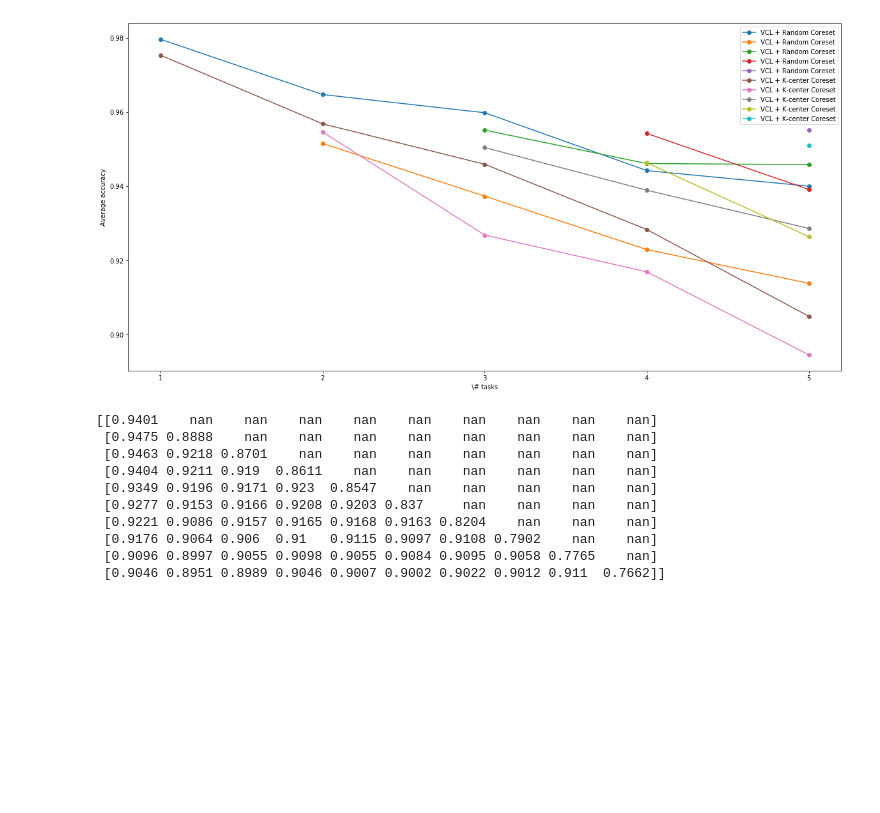
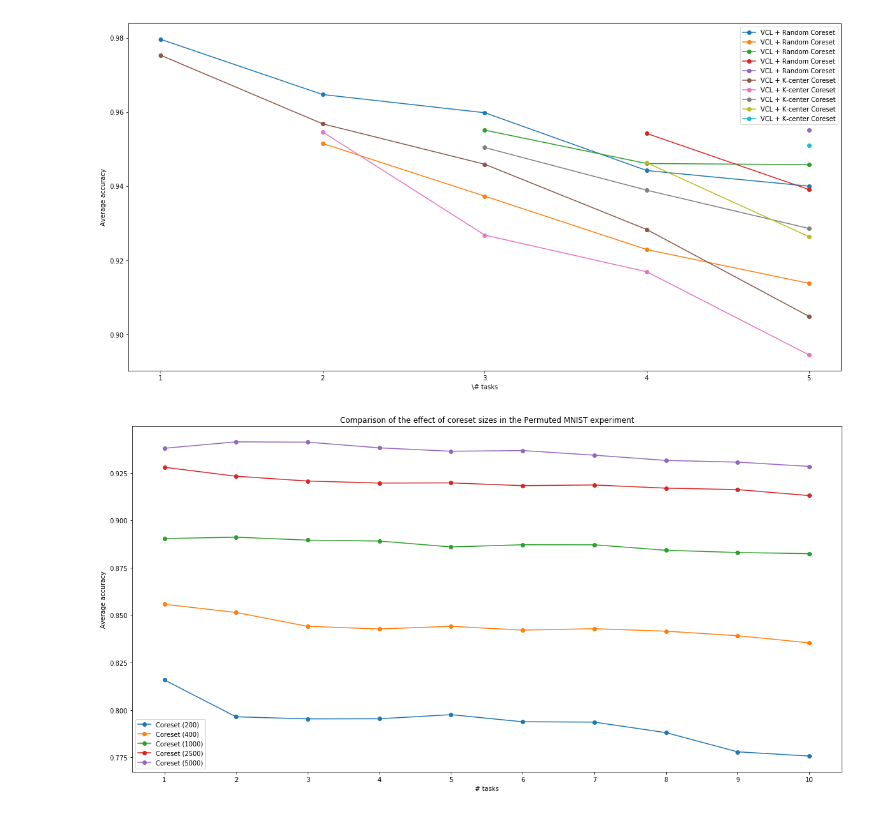
Before and after one commit to guyrom27/VariationalContinualLearning, a Jupyter notebook: Results.ipynb, the cells around one changed output. Saved outputs shown, nothing was run; the diff lists cells and outputs as text; code cells hidden in the pictures; blank space fills up the shorter version.

Commit message:
added results

```diff
--- a/Results.ipynb
+++ b/Results.ipynb
@@ -31,16 +31,34 @@ def plot3(filename,  rand_vcl, kcen_vcl):
 plot3("results.jpg", rand, kmeans)
 # %% [output]
 [figure]
-# %%
-print(np.load("discriminative/results/rand-VCL-400.npy"))
-# %% [output]
-[[0.9401    nan    nan    nan    nan    nan    nan    nan    nan    nan]
- [0.9475 0.8888    nan    nan    nan    nan    nan    nan    nan    nan]
- [0.9463 0.9218 0.8701    nan    nan    nan    nan    nan    nan    nan]
- [0.9404 0.9211 0.919  0.8611    nan    nan    nan    nan    nan    nan]
- [0.9349 0.9196 0.9171 0.923  0.8547    nan    nan    nan    nan    nan]
- [0.9277 0.9153 0.9166 0.9208 0.9203 0.837     nan    nan    nan    nan]
- [0.9221 0.9086 0.9157 0.9165 0.9168 0.9163 0.8204    nan    nan    nan]
- [0.9176 0.9064 0.906  0.91   0.9115 0.9097 0.9108 0.7902    nan    nan]
- [0.9096 0.8997 0.9055 0.9098 0.9055 0.9084 0.9095 0.9058 0.7765    nan]
- [0.9046 0.8951 0.8989 0.9046 0.9007 0.9002 0.9022 0.9012 0.911  0.7662]]
+# %%
+directory = "discriminative/results/"
+import glob
+directory_files = sorted(glob.glob(directory + "*.npy"))
+fig = plt.figure(figsize=(20,10))
+ax = plt.gca()
+
+coreset_sizes = []
+for file in directory_files:
+    coreset_size = file.split("/")[-1].split("-")[-1].split(".")[0]
+    coreset_sizes.append(coreset_size)
+
+coreset_sizes = sorted(list(map(int,coreset_sizes)))
+
+for coreset_size in coreset_sizes:
+
+    file_name = "only-coreset-{}.npy".format(coreset_size)
+    label = 'Coreset ({})'.format(coreset_size)
+    acc_file = np.load(directory + file_name)
+    acc_mean_file = np.nanmean(acc_file, 1)
+    coreset_size = file.split("/")[-1].split("-")[-1].split(".")[0]
+    plt.plot(np.arange(len(acc_mean_file))+1, acc_mean_file, label=label, marker='o')
+
+ax.set_xticks(range(1, len(acc_mean_file)+1))
+ax.set_ylabel('Average accuracy')
+ax.set_xlabel('# tasks')
+ax.legend()
+plt.title("Comparison of the effect of coreset sizes in the Permuted MNIST experiment")
+plt.show()
+# %% [output]
+[figure, added]
```
